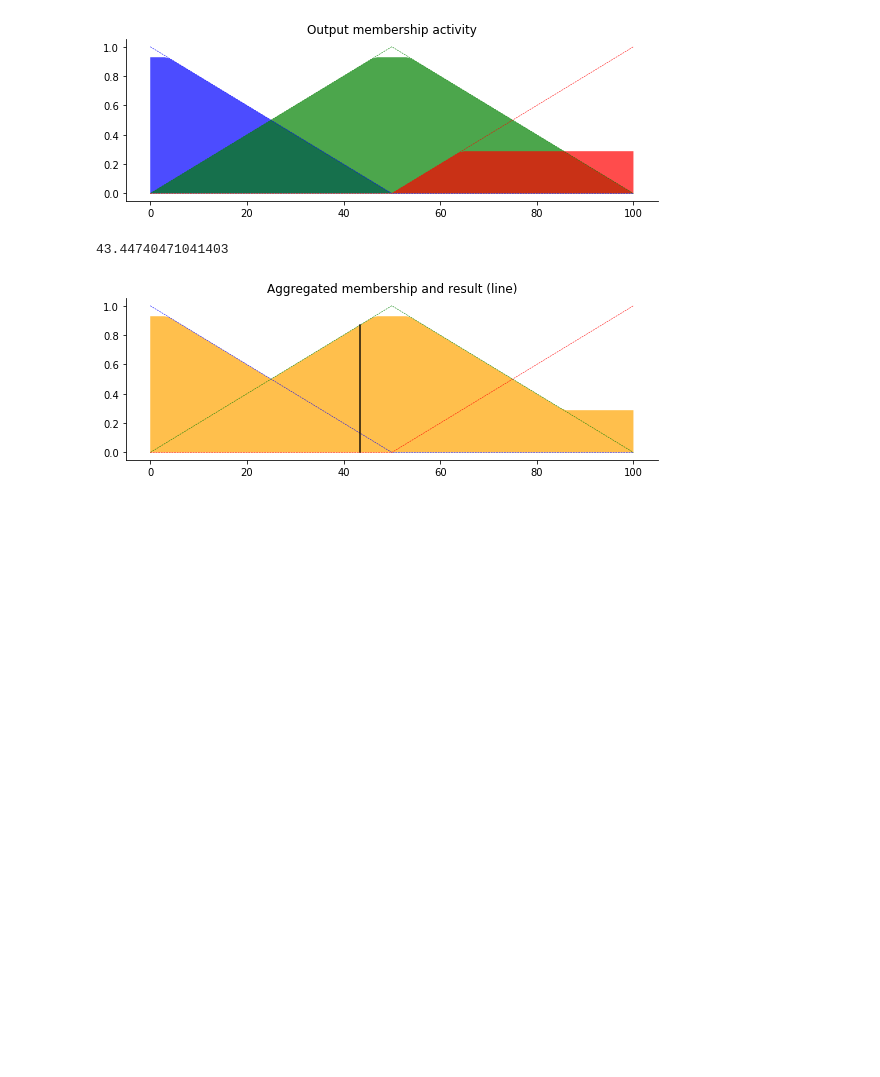
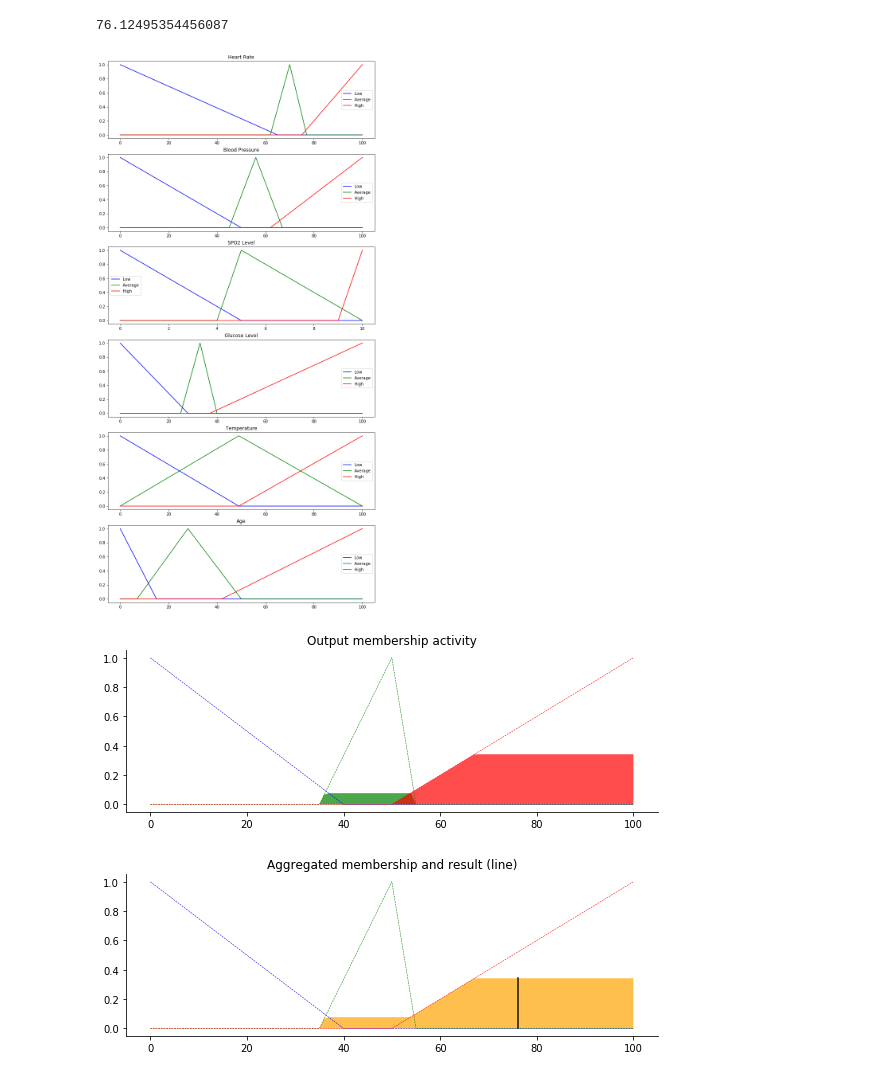
Before and after one commit to AnjanaSenanayake/DiagnosisFuzzy, a Jupyter notebook: fuzzy_diagnosis_with_defuzz.ipynb, the cells around one changed output. Cells and saved outputs as stored; diff of their text form; code cells hidden in the pictures; blank space fills up the shorter version.

```diff
--- a/fuzzy_diagnosis_with_defuzz.ipynb
+++ b/fuzzy_diagnosis_with_defuzz.ipynb
@@ -132,69 +213,8 @@ age_hi = fuzz.interp_membership(x_age, age_hi, 45)
-# %%
-# Now we take our rules and apply them.
-# The OR operator means we take the maximum of two.
-# Now we apply this by clipping the top off the corresponding output
-# membership function with `np.fmin`
-stroke_rule1 = np.fmax(heart_rate_md, age_md)
-stroke_rule2 = np.fmax(heart_rate_md, age_lo)
-stroke_activation_lo = np.fmin(np.fmin(stroke_rule1, stroke_rule2), stroke_lo)  # removed entirely to 0
-
-stroke_rule3 = np.fmax(heart_rate_md, age_lo)
-stroke_rule4 = np.fmax(heart_rate_md, age_hi)
-stroke_activation_md = np.fmin(np.fmin(stroke_rule3, stroke_rule4), stroke_md)
-
-stroke_rule5 = np.fmax(heart_rate_hi, age_hi)
-stroke_activation_hi = np.fmin(stroke_rule5, stroke_hi)
-stroke0 = np.zeros_like(x_stroke)
-
-# Visualize this
-fig, ax0 = plt.subplots(figsize=(8, 3))
-
-ax0.fill_between(x_stroke, stroke0, stroke_activation_lo, facecolor='b', alpha=0.7)
-ax0.plot(x_stroke, stroke_lo, 'b', linewidth=0.5, linestyle='--', )
-ax0.fill_between(x_stroke, stroke0, stroke_activation_md, facecolor='g', alpha=0.7)
-ax0.plot(x_stroke, stroke_md, 'g', linewidth=0.5, linestyle='--')
-ax0.fill_between(x_stroke, stroke0, stroke_activation_hi, facecolor='r', alpha=0.7)
-ax0.plot(x_stroke, stroke_hi, 'r', linewidth=0.5, linestyle='--')
-ax0.set_title('Output membership activity')
-
-# Turn off top/right axes
-for ax in (ax0,):
-    ax.spines['top'].set_visible(False)
-    ax.spines['right'].set_visible(False)
-    ax.get_xaxis().tick_bottom()
-    ax.get_yaxis().tick_left()
-
-plt.tight_layout()
-# %% [output]
-[figure, removed]
-# %%
-# Aggregate all three output membership functions together
-aggregated = np.fmax(stroke_activation_lo,
-                     np.fmax(stroke_activation_md, stroke_activation_hi))
-
-# Calculate defuzzified result
-stroke = fuzz.defuzz(x_stroke, aggregated, 'centroid')
-stroke_activation = fuzz.interp_membership(x_stroke, aggregated, stroke)  # for plot
-
-# Visualize this
-fig, ax0 = plt.subplots(figsize=(8, 3))
-
-ax0.plot(x_stroke, stroke_lo, 'b', linewidth=0.5, linestyle='--', )
-ax0.plot(x_stroke, stroke_md, 'g', linewidth=0.5, linestyle='--')
-ax0.plot(x_stroke, stroke_hi, 'r', linewidth=0.5, linestyle='--')
-ax0.fill_between(x_stroke, stroke0, aggregated, facecolor='Orange', alpha=0.7)
-ax0.plot([stroke, stroke], [0, stroke_activation], 'k', linewidth=1.5, alpha=0.9)
-ax0.set_title('Aggregated membership and result (line)')
-
-# Turn off top/right axes
-for ax in (ax0,):
-    ax.spines['top'].set_visible(False)
-    ax.spines['right'].set_visible(False)
-    ax.get_xaxis().tick_bottom()
-    ax.get_yaxis().tick_left()
-
-plt.tight_layout()
-print(stroke)
-# %% [output]
-43.44740471041403
-[figure, removed]
+# %%
+## Execute all functions
+fuzzy(60, 75, 9, 55, 45, 65)
+# %% [output]
+76.12495354456087
+[figure, added]
+[figure, added]
+[figure, added]
```
Also changed, not shown: parts of 3 cells of this notebook.
